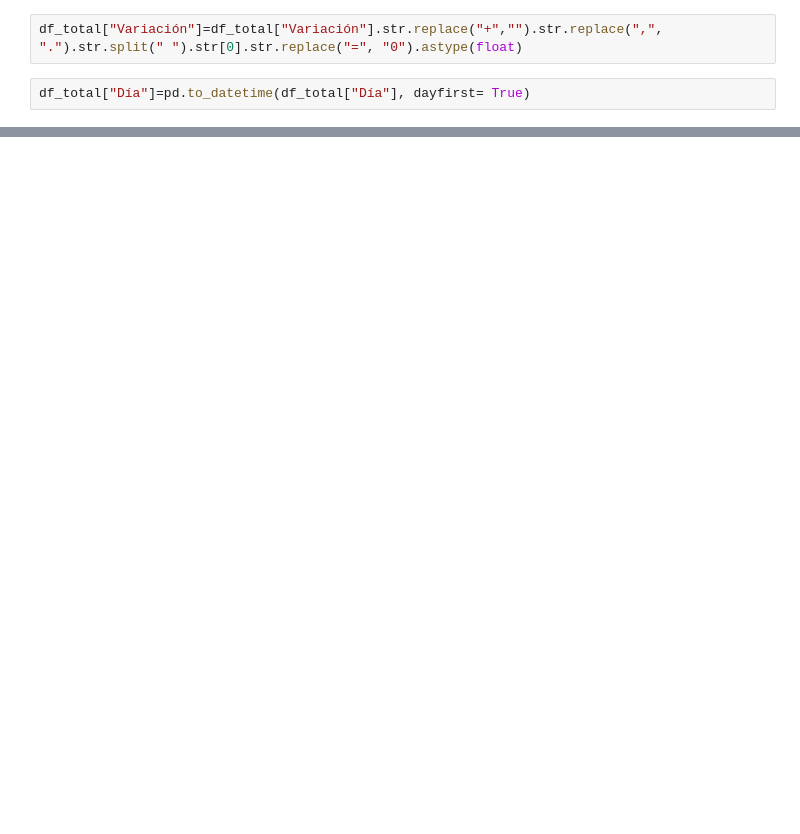
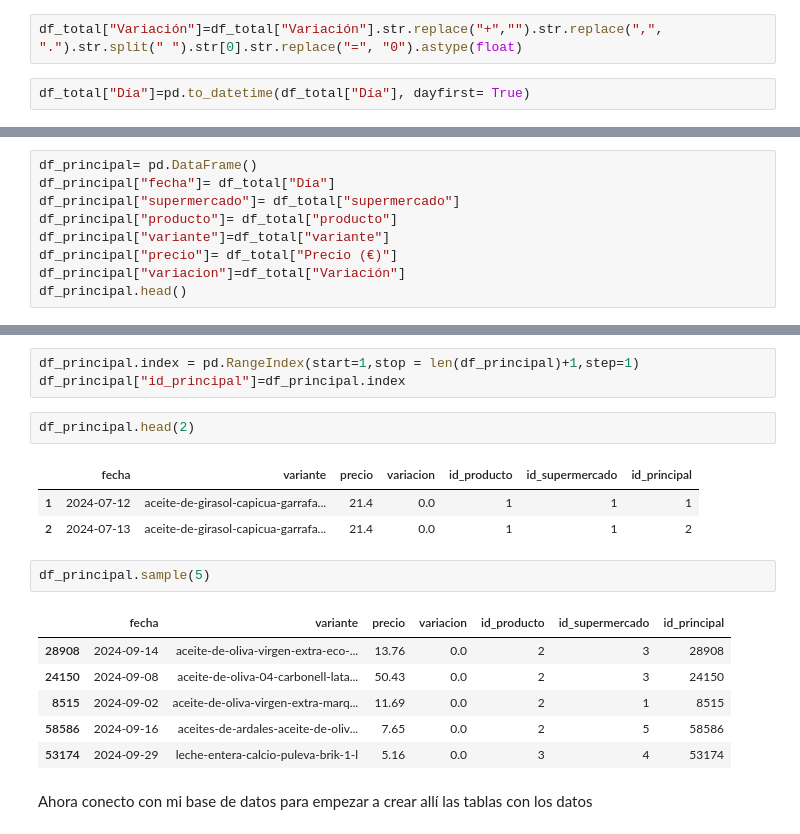
Before and after one commit to jgilsu11/Proyecto1-AnalisisFacua, a Jupyter notebook: Notebooks/1)Extraccion y limpieza (pandas).ipynb, the cells around one changed output, grey strips where cells are left out. Cells and saved outputs as stored; diff of their text form; blank space fills up the shorter version.

Commit message:
Subida con tablas y base de datos creada (lo proximo es hacer queries)

```diff
--- a/Notebooks/1)Extraccion y limpieza (pandas).ipynb
+++ b/Notebooks/1)Extraccion y limpieza (pandas).ipynb
@@ -304,0 +331,9 @@ df_total.describe(include="O").T
+# %%
+df_principal= pd.DataFrame()
+df_principal["fecha"]= df_total["Día"]
+df_principal["supermercado"]= df_total["supermercado"]
+df_principal["producto"]= df_total["producto"]
+df_principal["variante"]=df_total["variante"]
+df_principal["precio"]= df_total["Precio (€)"]
+df_principal["variacion"]=df_total["Variación"]
+df_principal.head()
@@ -304,0 +361,20 @@ df_total.describe(include="O").T
+# %%
+df_principal.index = pd.RangeIndex(start=1,stop = len(df_principal)+1,step=1)
+df_principal["id_principal"]=df_principal.index
+# %%
+df_principal.head(2)
+# %% [output]
+|  | fecha | variante | precio | variacion | id_producto | id_supermercado | id_principal |
+| 1 | 2024-07-12 | aceite-de-girasol-capicua-garrafa... | 21.4 | 0.0 | 1 | 1 | 1 |
+| 2 | 2024-07-13 | aceite-de-girasol-capicua-garrafa... | 21.4 | 0.0 | 1 | 1 | 2 |
+# %%
+df_principal.sample(5)
+# %% [output]
+|  | fecha | variante | precio | variacion | id_producto | id_supermercado | id_principal |
+| 28908 | 2024-09-14 | aceite-de-oliva-virgen-extra-eco-... | 13.76 | 0.0 | 2 | 3 | 28908 |
+| 24150 | 2024-09-08 | aceite-de-oliva-04-carbonell-lata... | 50.43 | 0.0 | 2 | 3 | 24150 |
+| 8515 | 2024-09-02 | aceite-de-oliva-virgen-extra-marq... | 11.69 | 0.0 | 2 | 1 | 8515 |
+| 58586 | 2024-09-16 | aceites-de-ardales-aceite-de-oliv... | 7.65 | 0.0 | 2 | 5 | 58586 |
+| 53174 | 2024-09-29 | leche-entera-calcio-puleva-brik-1-l | 5.16 | 0.0 | 3 | 4 | 53174 |
+# %% [markdown]
+Ahora conecto con mi base de datos para empezar a crear allí las tablas con los datos
```
Also changed, not shown: parts of 33 cells of this notebook, 1 other file.
